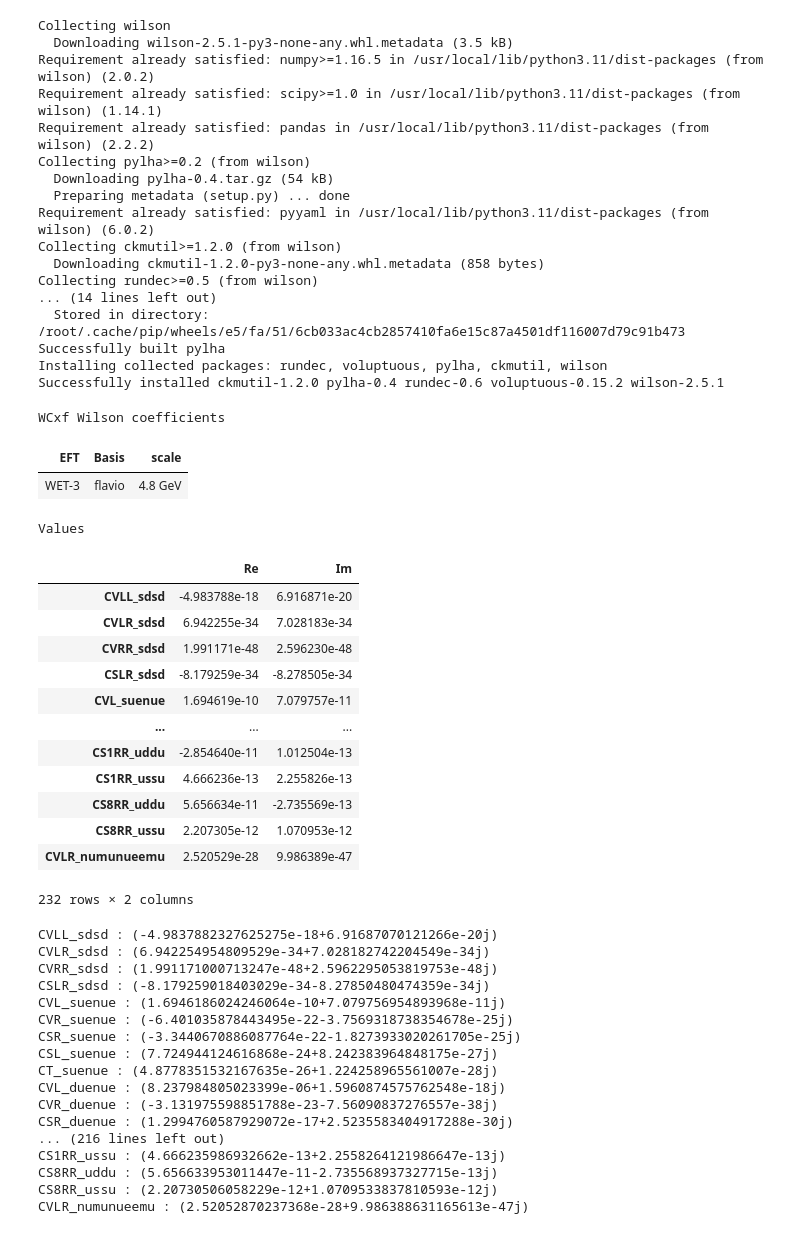
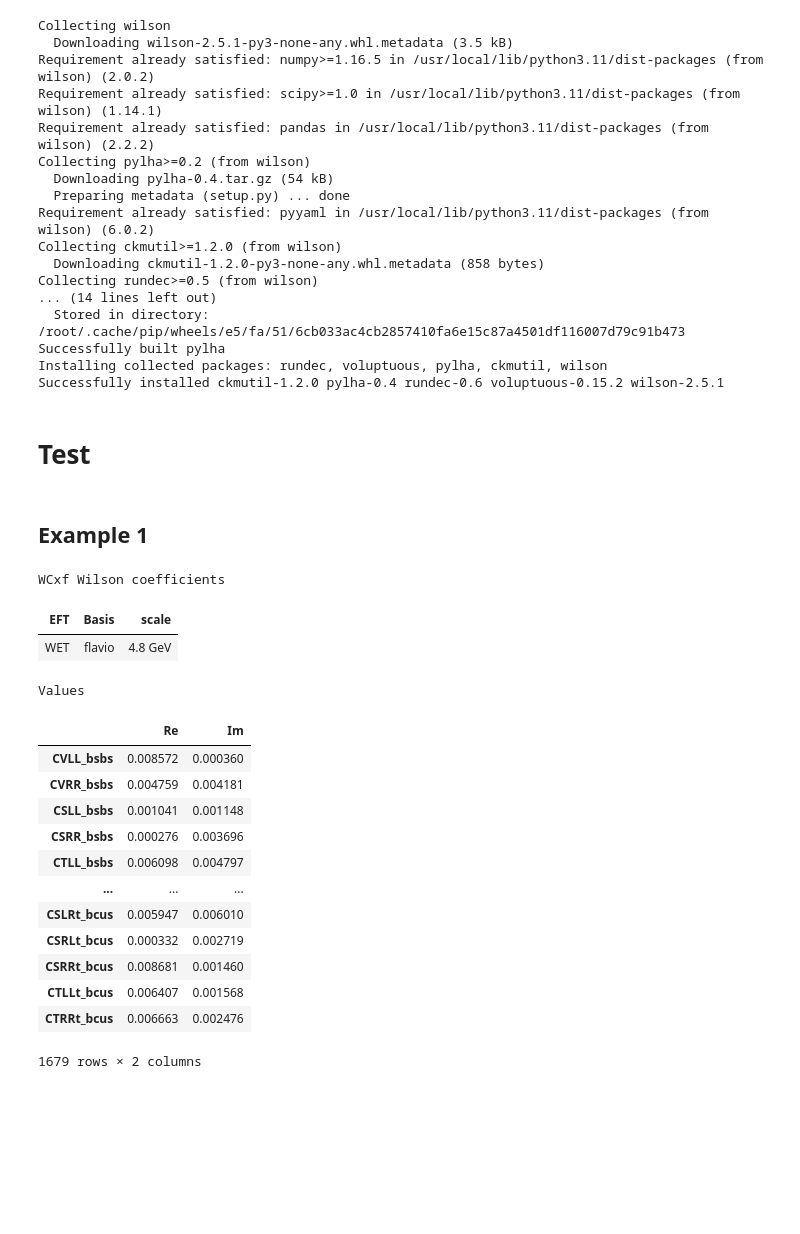
Before and after one commit to twyeh/highenergy, a Jupyter notebook: wilson_example_01.ipynb, the cells around one changed output. Cells and saved outputs as stored; diff of their text form; code cells hidden in the pictures; blank space fills up the shorter version.

```diff
--- a/wilson_example_01.ipynb
+++ b/wilson_example_01.ipynb
@@ -28,50 +25,40 @@ wc = Wilson(wc_dict, scale=91.2, eft='SMEFT', basis='Warsaw')
+# %% [markdown]
+# Test
+# %% [markdown]
+## Example 1
+# %%
+from wilson.run.wet.test_wetrunner import get_random_wc
+wc = get_random_wc('WET', 'flavio', 4.8, cmax=1e-2)
+wc
+# %% [output]
+WCxf Wilson coefficients
+| EFT | Basis | scale |
+| WET | flavio | 4.8 GeV |
+Values
+|  | Re | Im |
+| CVLL_bsbs | 0.008572 | 0.000360 |
+| CVRR_bsbs | 0.004759 | 0.004181 |
+| CSLL_bsbs | 0.001041 | 0.001148 |
+| CSRR_bsbs | 0.000276 | 0.003696 |
+| CTLL_bsbs | 0.006098 | 0.004797 |
+| ... | ... | ... |
+| CSLRt_bcus | 0.005947 | 0.006010 |
+| CSRLt_bcus | 0.000332 | 0.002719 |
+| CSRRt_bcus | 0.008681 | 0.001460 |
+| CTLLt_bcus | 0.006407 | 0.001568 |
+| CTRRt_bcus | 0.006663 | 0.002476 |
+1679 rows × 2 columns
 # %%
 wc_low = wc.match_run(scale=91.2, eft='WET', basis='flavio')
 # %%
 wc_bottom = wc.match_run(scale=4.8, eft='WET-3', basis='flavio')
 # %%
 wc_bottom
-# %% [output]
-WCxf Wilson coefficients
-| EFT | Basis | scale |
-| WET-3 | flavio | 4.8 GeV |
-Values
-|  | Re | Im |
-| CVLL_sdsd | -4.983788e-18 | 6.916871e-20 |
-| CVLR_sdsd | 6.942255e-34 | 7.028183e-34 |
-| CVRR_sdsd | 1.991171e-48 | 2.596230e-48 |
-| CSLR_sdsd | -8.179259e-34 | -8.278505e-34 |
-| CVL_suenue | 1.694619e-10 | 7.079757e-11 |
-| ... | ... | ... |
-| CS1RR_uddu | -2.854640e-11 | 1.012504e-13 |
-| CS1RR_ussu | 4.666236e-13 | 2.255826e-13 |
-| CS8RR_uddu | 5.656634e-11 | -2.735569e-13 |
-| CS8RR_ussu | 2.207305e-12 | 1.070953e-12 |
-| CVLR_numunueemu | 2.520529e-28 | 9.986389e-47 |
-232 rows × 2 columns
 # %%
 wc_bottom_keys=wc_bottom.dict.keys()
 # %%
 for key in wc_bottom_keys:
   value=wc_bottom.dict.get(key)
   print(key + " : " + str(value))
-# %% [output]
-CVLL_sdsd : (-4.9837882327625275e-18+6.91687070121266e-20j)
-CVLR_sdsd : (6.942254954809529e-34+7.028182742204549e-34j)
-CVRR_sdsd : (1.991171000713247e-48+2.5962295053819753e-48j)
-CSLR_sdsd : (-8.179259018403029e-34-8.27850480474359e-34j)
-CVL_suenue : (1.6946186024246064e-10+7.079756954893968e-11j)
-CVR_suenue : (-6.401035878443495e-22-3.7569318738354678e-25j)
-CSR_suenue : (-3.3440670886087764e-22-1.8273933020261705e-25j)
-CSL_suenue : (7.724944124616868e-24+8.242383964848175e-27j)
-CT_suenue : (4.8778351532167635e-26+1.224258965561007e-28j)
-CVL_duenue : (8.237984805023399e-06+1.5960874575762548e-18j)
-CVR_duenue : (-3.131975598851788e-23-7.56090837276557e-38j)
-CSR_duenue : (1.2994760587929072e-17+2.5235583404917288e-30j)
-... (216 lines left out)
-CS1RR_ussu : (4.666235986932662e-13+2.2558264121986647e-13j)
-CS8RR_uddu : (5.656633953011447e-11-2.735568937327715e-13j)
-CS8RR_ussu : (2.20730506058229e-12+1.0709533837810593e-12j)
-CVLR_numunueemu : (2.52052870237368e-28+9.986388631165613e-47j)
 # %%
 wc_bottom.dict.get('CS1RR_uddu')
```
Also changed, not shown: parts of 3 cells of this notebook.
